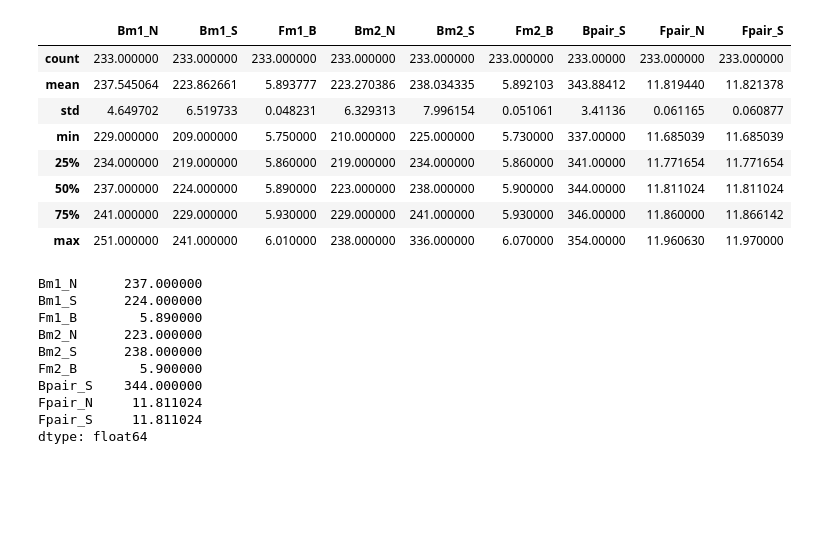
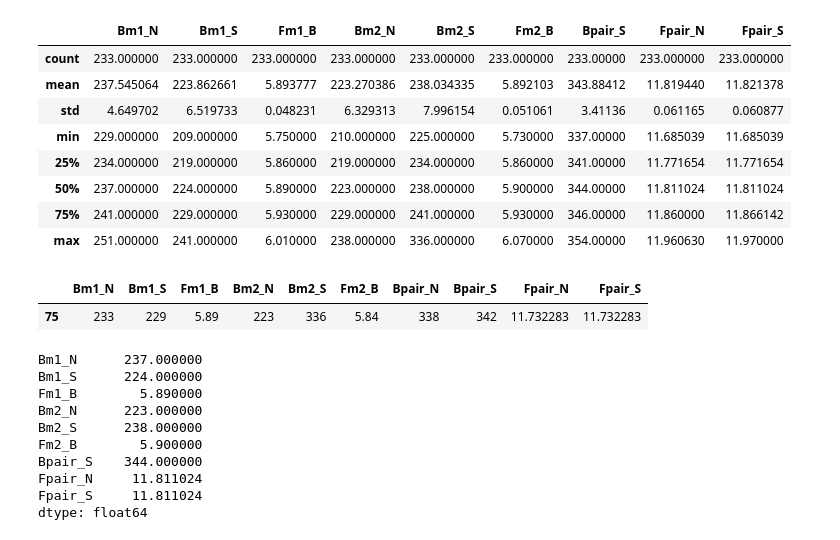
Before and after one commit to BuslaySt/MagnetSorting, a Jupyter notebook: DataMerged_info.ipynb, the cells around one changed output. Saved outputs shown, nothing was run; the diff lists cells and outputs as text; code cells hidden in the pictures; blank space fills up the shorter version.

```diff
--- a/DataMerged_info.ipynb
+++ b/DataMerged_info.ipynb
@@ -62,6 +77,11 @@ display(data[['Bm1_N', 'Bm1_S', 'Fm1_B', 'Bm2_N', 'Bm2_S', 'Fm2_B', 'Bpair_S', '
 | 50% | 237.000000 | 224.000000 | 5.890000 | 223.000000 | 238.000000 | 5.900000 | 344.00000 | 11.811024 | 11.811024 |
 | 75% | 241.000000 | 229.000000 | 5.930000 | 229.000000 | 241.000000 | 5.930000 | 346.00000 | 11.860000 | 11.866142 |
 | max | 251.000000 | 241.000000 | 6.010000 | 238.000000 | 336.000000 | 6.070000 | 354.00000 | 11.960630 | 11.970000 |
+# %%
+data[data['Bm2_S']>300]
+# %% [output]
+|  | Bm1_N | Bm1_S | Fm1_B | Bm2_N | Bm2_S | Fm2_B | Bpair_N | Bpair_S | Fpair_N | Fpair_S |
+| 75 | 233 | 229 | 5.89 | 223 | 336 | 5.84 | 338 | 342 | 11.732283 | 11.732283 |
 # %%
 display(data[['Bm1_N', 'Bm1_S', 'Fm1_B', 'Bm2_N', 'Bm2_S', 'Fm2_B', 'Bpair_S', 'Fpair_N', 'Fpair_S']].median())
 # %% [output]
```
Also changed, not shown: parts of 16 cells of this notebook.
